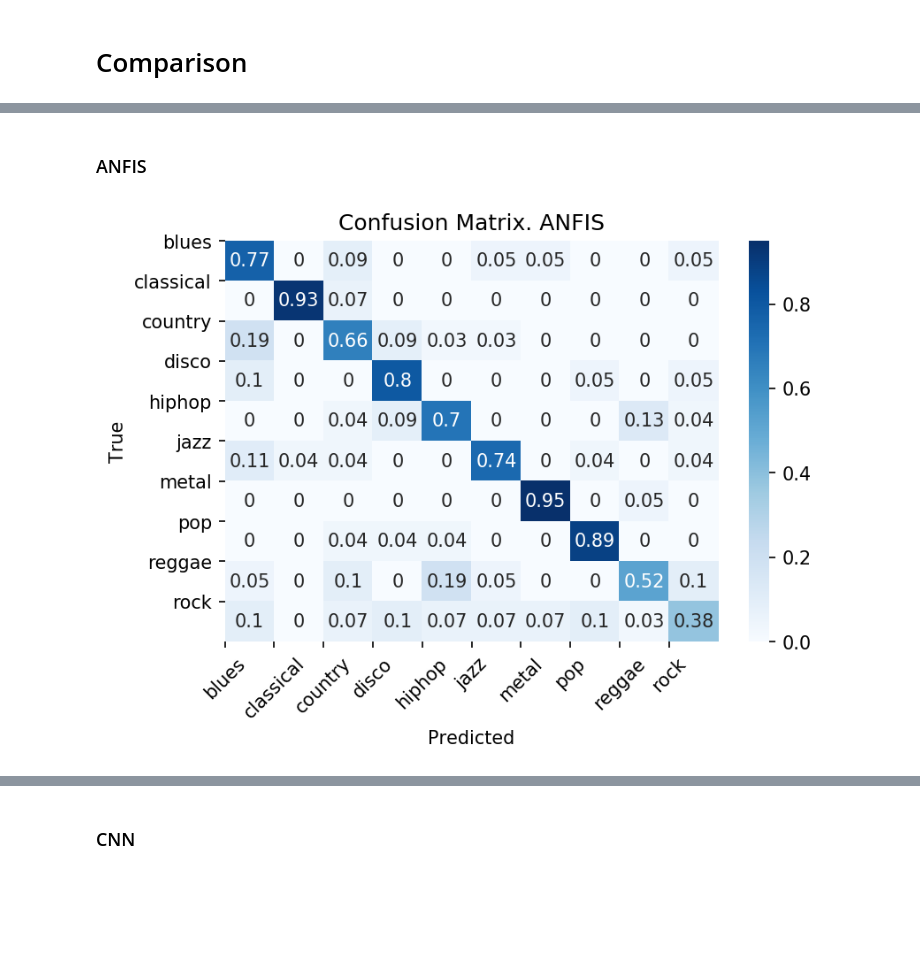
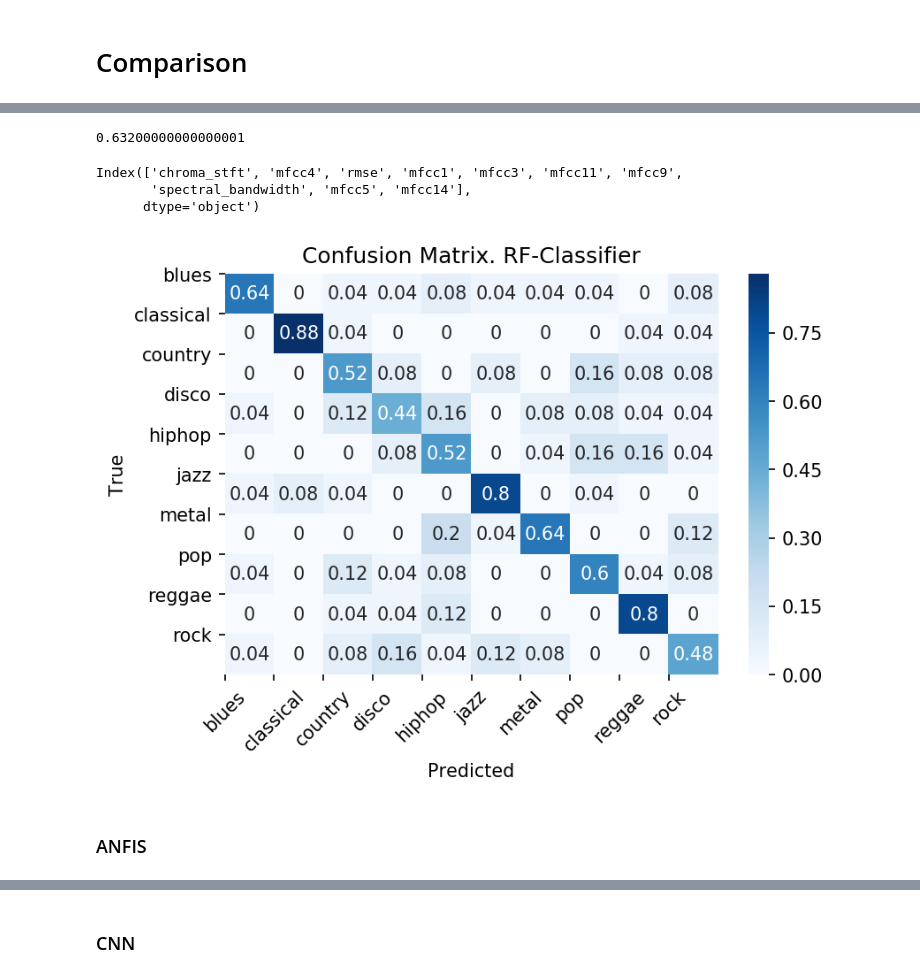
Before and after one commit to Hadryan/MusicGenreClassification3, a Jupyter notebook: Notebooks/ResultsNotebook.ipynb, the cells around one changed output, grey strips where cells are left out. Saved outputs shown, nothing was run; the diff lists cells and outputs as text; code cells hidden in the pictures; blank space fills up the shorter version.

```diff
--- a/Notebooks/ResultsNotebook.ipynb
+++ b/Notebooks/ResultsNotebook.ipynb
@@ -28,0 +34,30 @@ from sklearn.metrics import accuracy_score, roc_auc_score, f1_score, confusion_m
+# %%
+genres_map_rf = {'blues': 0,
+ 'classical': 1,
+ 'country': 2,
+ 'disco': 3,
+ 'hiphop': 4,
+ 'jazz': 5,
+ 'metal': 6,
+ 'pop': 7,
+ 'reggae': 8,
+ 'rock': 9}
+
+genres_rf = list(genres_map_rf.keys())
+# %%
+data = pd.read_csv('../data/GTZAN/data.csv', index_col='filename')
+
+X = data.drop('label', axis=1)
+y = data['label']
+y = y.apply(lambda x: genres_map_rf[x])
+
+# scaler = StandardScaler()
+# X = scaler.fit_transform(np.array(data.iloc[:, :-1], dtype = float))
+
+X_train, X_test, y_train, y_test = train_test_split(X, y, stratify=data.label)
+# %%
+np.random.seed(23)
+parameters = {'n_estimators':range(50, 500, 50)}
+RFC_CV = GridSearchCV(estimator=RandomForestClassifier(), param_grid=parameters, cv=5)
+# %%
+RFC_CV.fit(X_train, y_train)
@@ -28,0 +87,4 @@ from sklearn.metrics import accuracy_score, roc_auc_score, f1_score, confusion_m
+# %%
+accuracy_score(y_test, RFC_CV.predict(X_test))
+# %% [output]
+0.63200000000000001
@@ -28,0 +93,10 @@ from sklearn.metrics import accuracy_score, roc_auc_score, f1_score, confusion_m
+# %%
+features[np.argsort(RFC_CV.best_estimator_.feature_importances_)[::-1]][:10]
+# %% [output]
+Index(['chroma_stft', 'mfcc4', 'rmse', 'mfcc1', 'mfcc3', 'mfcc11', 'mfcc9',
+       'spectral_bandwidth', 'mfcc5', 'mfcc14'],
+      dtype='object')
+# %%
+plot_cm(y_test,  RFC_CV.predict(X_test), genres_rf, title='Confusion Matrix. RF-Classifier')
+# %% [output]
+[figure, added]
@@ -54,4 +125,0 @@ genres_anfis = list(genres_map_anfis.keys())
-# %%
-plot_cm(target, preds, genres_anfis, title='Confusion Matrix. ANFIS')
-# %% [output]
-[figure, removed]
```
Also changed, not shown: parts of 41 cells of this notebook, 2 other files.
